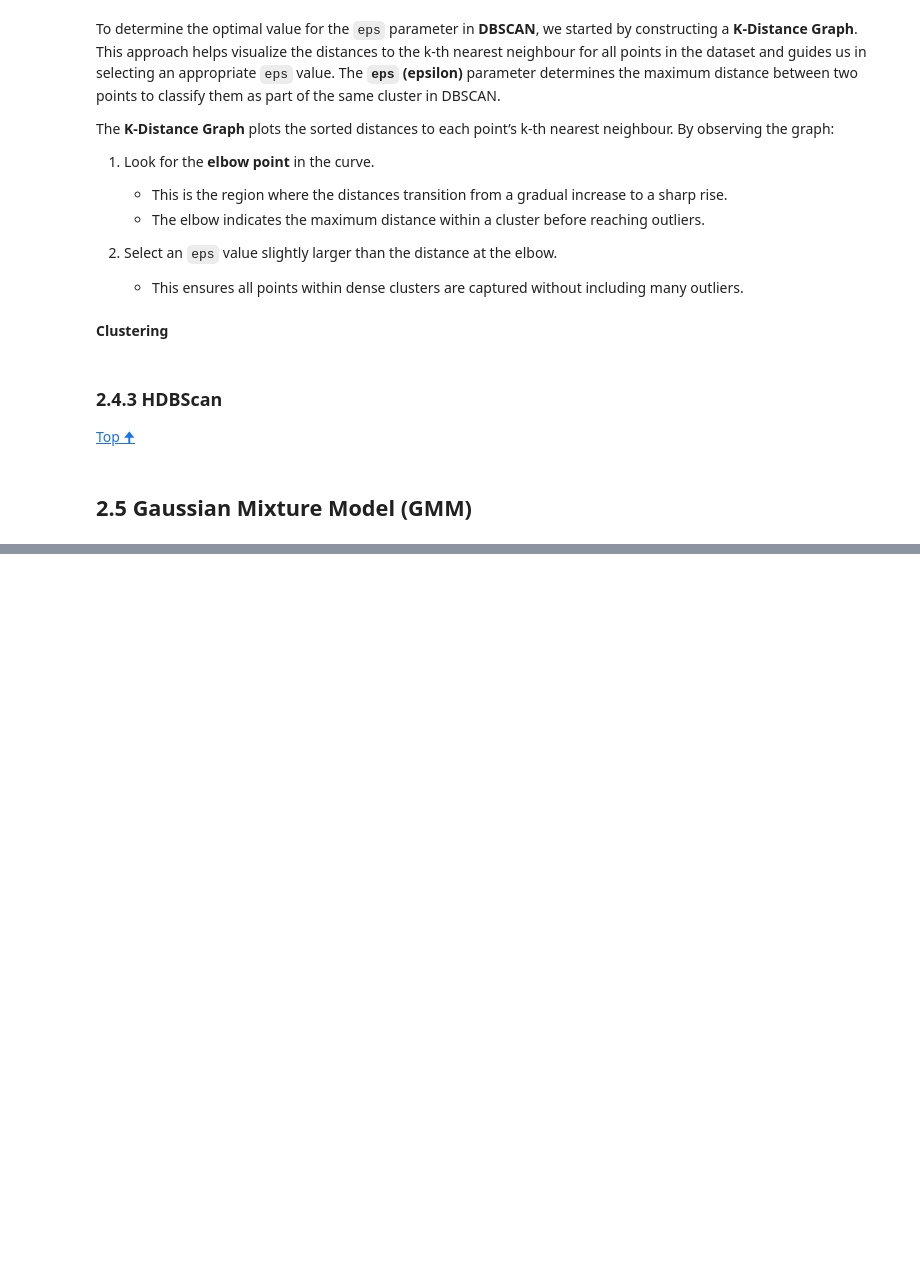
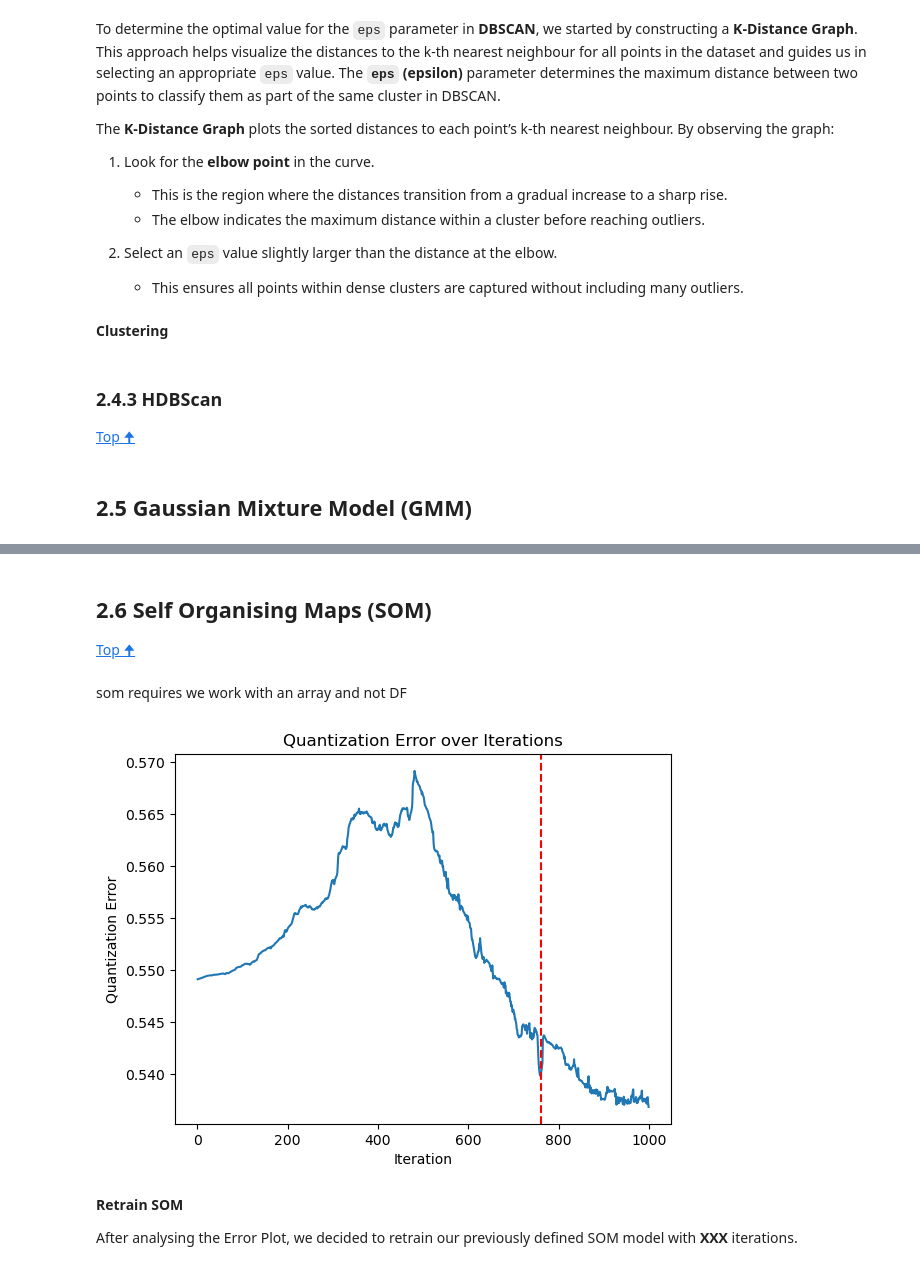
Before and after one commit to antoniooliveira03/data_mining, a Jupyter notebook: spending_data segmentation.ipynb, the cells around one changed output, grey strips where cells are left out. Cells and saved outputs as stored; diff of their text form; code cells hidden in the pictures; blank space fills up the shorter version.

```diff
--- a/spending_data segmentation.ipynb
+++ b/spending_data segmentation.ipynb
@@ -575,0 +587,41 @@ f.plot_dim_reduction(umap_embedding)
+# %% [markdown]
+## 2.6 Self Organising Maps (SOM)
+
+<a href="#top">Top &#129033;</a>
+# %% [markdown]
+som requires we work with an array and not DF
+# %%
+scaled_data_array = scaled_data.to_numpy()
+# %%
+som = MiniSom(
+    15,
+    15,
+    len(scaled_data.columns),
+    sigma=0.5,
+    neighborhood_function='gaussian',
+    learning_rate = 1,
+    random_seed=42
+    )
+# %%
+
+np.random.seed(42)
+
+num_iterations = 1000
+
+q_errors = []
+for i in range(1, num_iterations):
+    som.train_batch(scaled_data_array, i)
+    q_errors.append(som.quantization_error(scaled_data_array))
+# %%
+plt.plot(range(1, num_iterations), q_errors)
+plt.title('Quantization Error over Iterations')
+plt.xlabel('Iteration')
+plt.ylabel('Quantization Error')
+plt.axvline(x=760, color='red', linestyle='--')
+plt.show()
+# %% [output]
+[figure, added]
+# %% [markdown]
+**Retrain SOM**
+
+After analysing the Error Plot, we decided to retrain our previously defined SOM model with **XXX** iterations.
```
Also changed, not shown: parts of 14 cells of this notebook.
